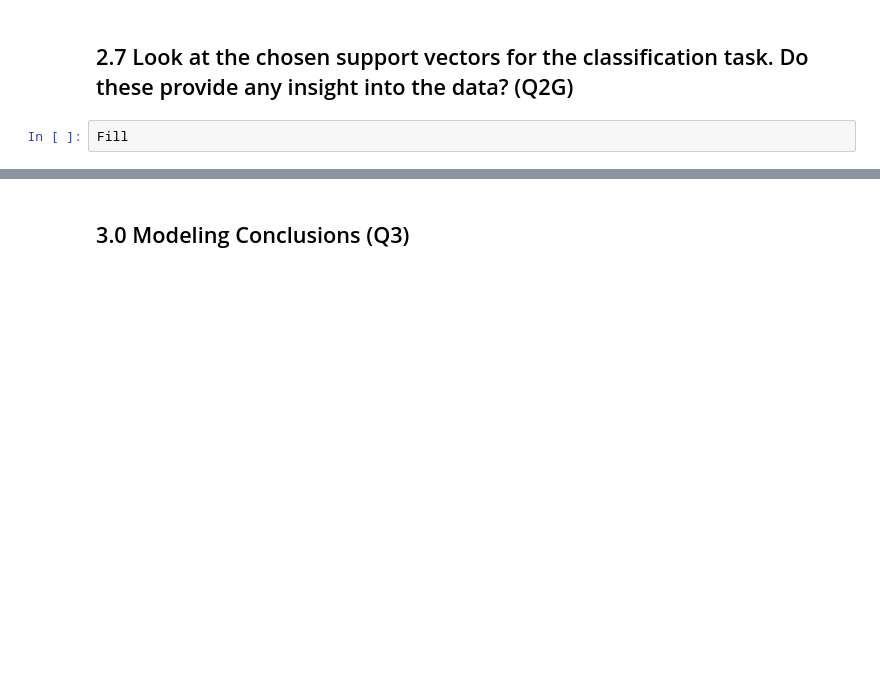
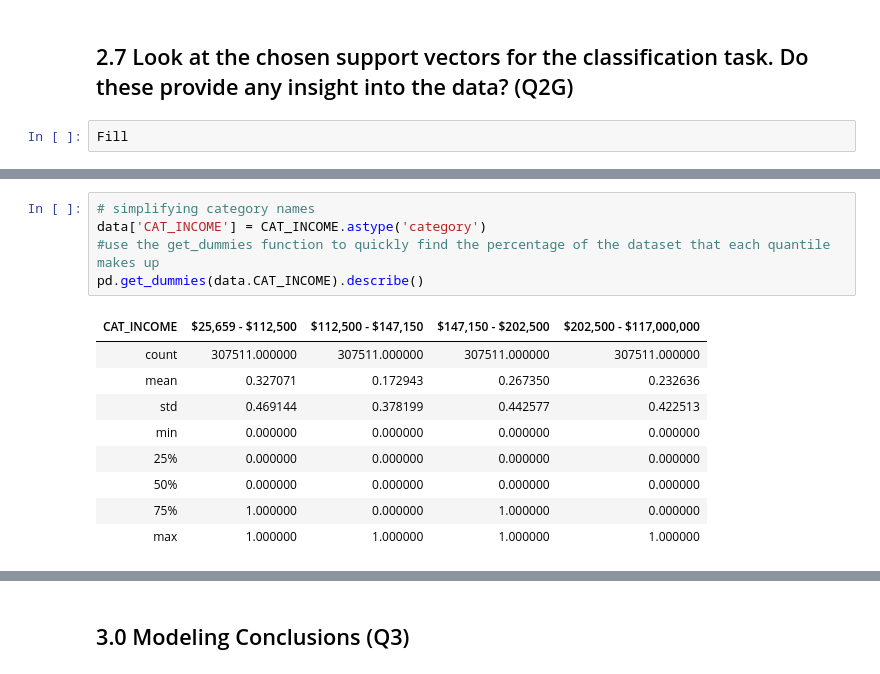
Before and after one commit to sjmiller8182/home-credit-default-risk, a Jupyter notebook: MiniLab_Logistic_Regression_and_SVM-DM.ipynb, the cells around one changed output, grey strips where cells are left out. Drawn from its saved outputs; the diff is of its cells as text; blank space fills up the shorter version.

```diff
--- a/MiniLab_Logistic_Regression_and_SVM-DM.ipynb
+++ b/MiniLab_Logistic_Regression_and_SVM-DM.ipynb
@@ -332,0 +355,15 @@ Fill
+# %%
+# simplifying category names
+data['CAT_INCOME'] = CAT_INCOME.astype('category')
+#use the get_dummies function to quickly find the percentage of the dataset that each quantile makes up
+pd.get_dummies(data.CAT_INCOME).describe()
+# %% [output]
+| CAT_INCOME | $25,659 - $112,500 | $112,500 - $147,150 | $147,150 - $202,500 | $202,500 - $117,000,000 |
+| count | 307511.000000 | 307511.000000 | 307511.000000 | 307511.000000 |
+| mean | 0.327071 | 0.172943 | 0.267350 | 0.232636 |
+| std | 0.469144 | 0.378199 | 0.442577 | 0.422513 |
+| min | 0.000000 | 0.000000 | 0.000000 | 0.000000 |
+| 25% | 0.000000 | 0.000000 | 0.000000 | 0.000000 |
+| 50% | 0.000000 | 0.000000 | 0.000000 | 0.000000 |
+| 75% | 1.000000 | 0.000000 | 1.000000 | 0.000000 |
+| max | 1.000000 | 1.000000 | 1.000000 | 1.000000 |
```
Also changed, not shown: parts of 19 cells of this notebook.
